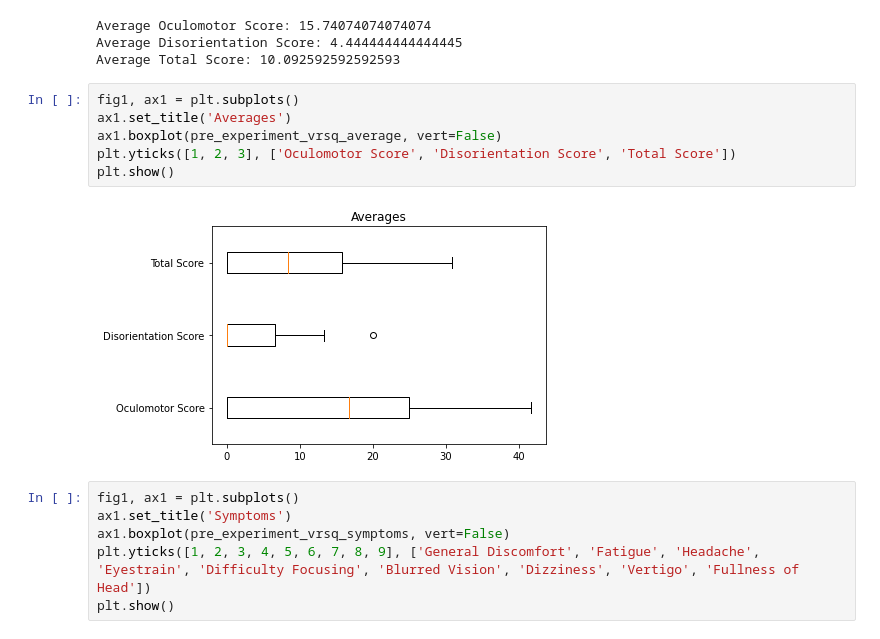
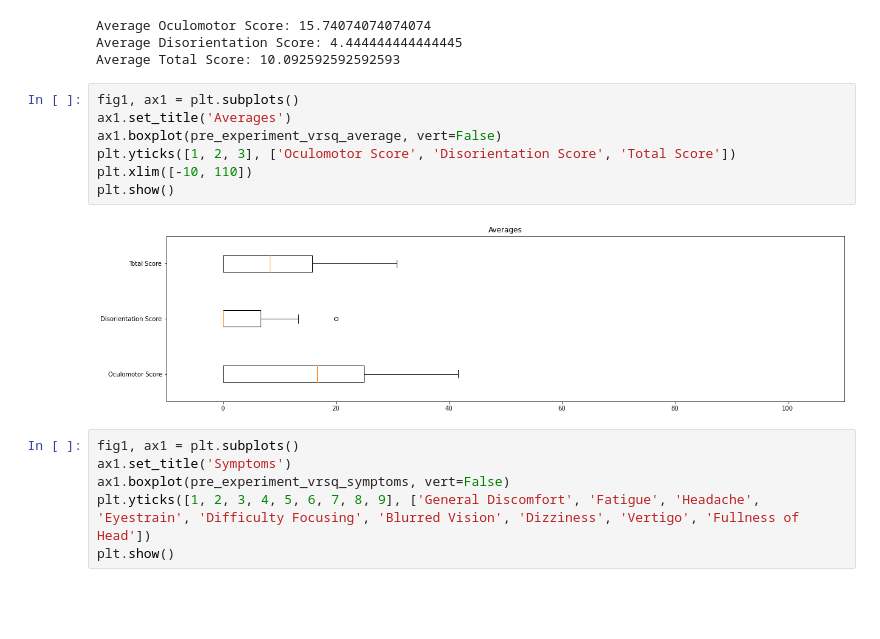
Before and after one commit to Nikolayb1/COMP0138_Maze, a Jupyter notebook: Analyses/main.ipynb, the cells around one changed output. Saved outputs shown, nothing was run; the diff lists cells and outputs as text; blank space fills up the shorter version.

Commit message:
size of box plot

```diff
--- a/Analyses/main.ipynb
+++ b/Analyses/main.ipynb
@@ -277,11 +277,12 @@ Average Total Score: 10.092592592592593
 # %%
 fig1, ax1 = plt.subplots()
 ax1.set_title('Averages')
 ax1.boxplot(pre_experiment_vrsq_average, vert=False)
 plt.yticks([1, 2, 3], ['Oculomotor Score', 'Disorientation Score', 'Total Score'])
+plt.xlim([-10, 110])
 plt.show()
 # %% [output]
-[figure, old version]
+[figure, new version]
 # %%
 fig1, ax1 = plt.subplots()
 ax1.set_title('Symptoms')
```
